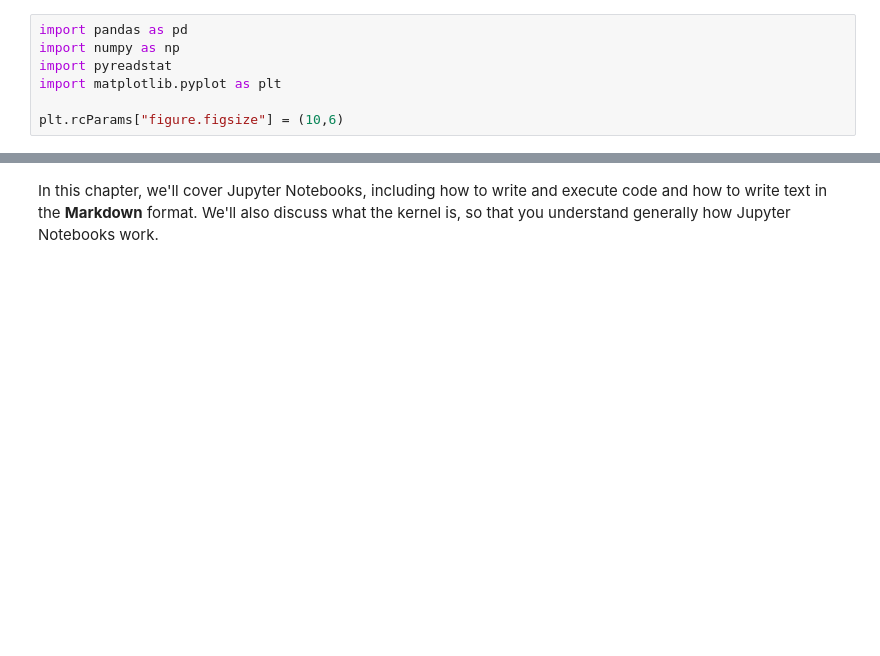
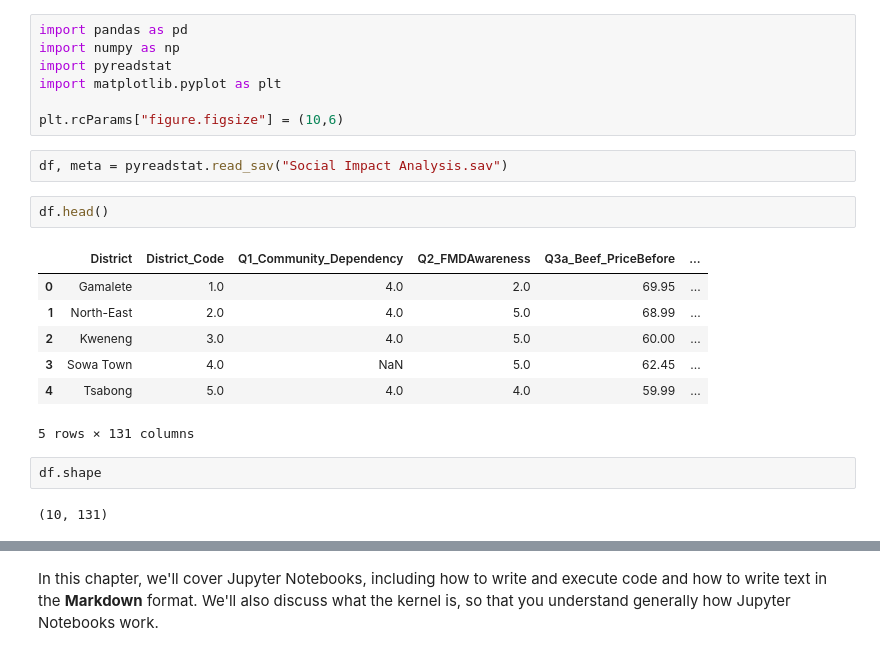
Before and after one commit to TsholoMolefe/CovidPortfolioProject, a Jupyter notebook: content/02-getting-started/jupyter_notebooks.ipynb, the cells around one changed output, grey strips where cells are left out. Drawn from its saved outputs; the diff is of its cells as text; blank space fills up the shorter version.

```diff
--- a/content/02-getting-started/jupyter_notebooks.ipynb
+++ b/content/02-getting-started/jupyter_notebooks.ipynb
@@ -29,3 +29,19 @@ import pyreadstat
 import matplotlib.pyplot as plt
 
 plt.rcParams["figure.figsize"] = (10,6)
+# %%
+df, meta = pyreadstat.read_sav("Social Impact Analysis.sav")
+# %%
+df.head()
+# %% [output]
+|  | District | District_Code | Q1_Community_Dependency | Q2_FMDAwareness | Q3a_Beef_PriceBefore | ... |
+| 0 | Gamalete | 1.0 | 4.0 | 2.0 | 69.95 | ... |
+| 1 | North-East | 2.0 | 4.0 | 5.0 | 68.99 | ... |
+| 2 | Kweneng | 3.0 | 4.0 | 5.0 | 60.00 | ... |
+| 3 | Sowa Town | 4.0 | NaN | 5.0 | 62.45 | ... |
+| 4 | Tsabong | 5.0 | 4.0 | 4.0 | 59.99 | ... |
+5 rows × 131 columns
+# %%
+df.shape
+# %% [output]
+(10, 131)
```
Also changed, not shown: parts of 11 cells of this notebook.
